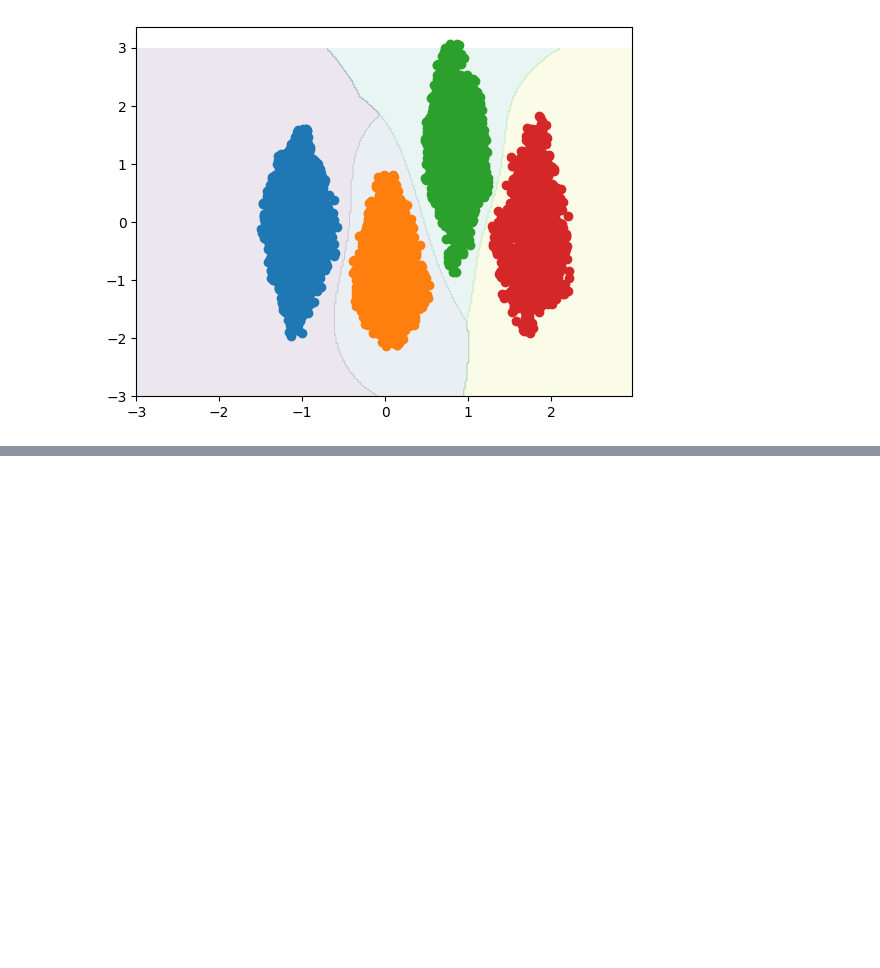
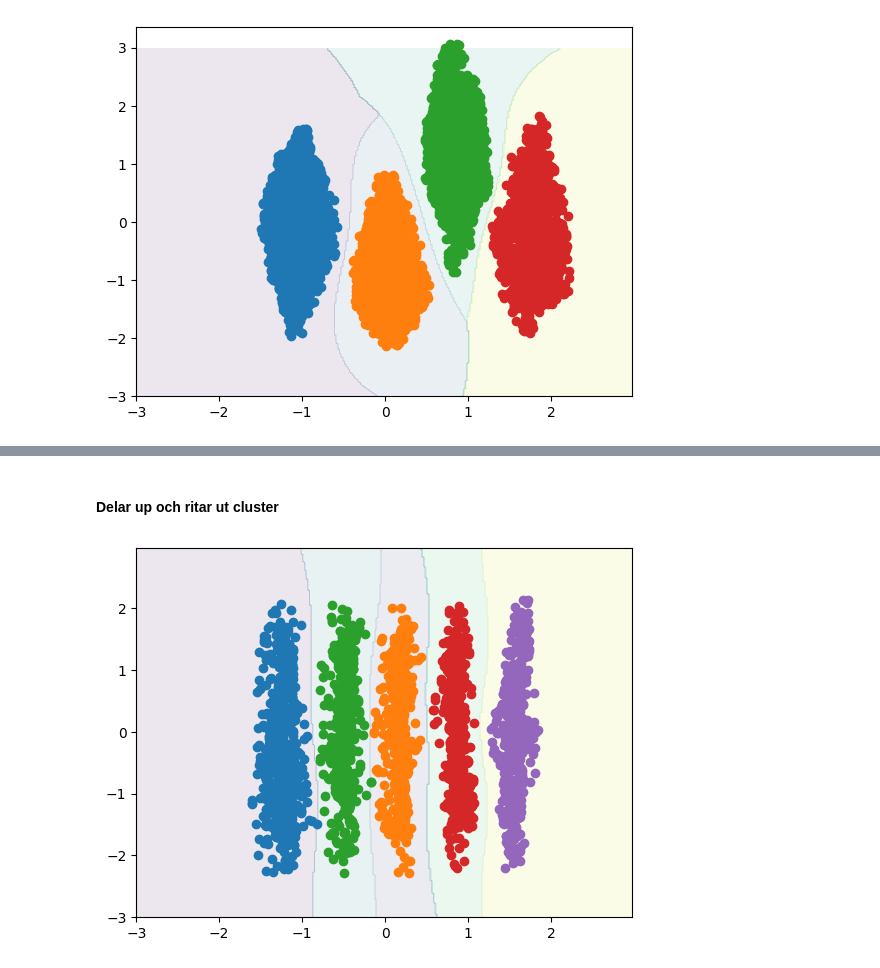
Before and after one commit to Woodthorne/Learning-by-doing, a Jupyter notebook: DeepLearning/Fun/fun_predict.ipynb, the cells around one changed output, grey strips where cells are left out. Cells and saved outputs as stored; diff of their text form; code cells hidden in the pictures; blank space fills up the shorter version.

```diff
--- a/DeepLearning/Fun/fun_predict.ipynb
+++ b/DeepLearning/Fun/fun_predict.ipynb
@@ -80,0 +98,8 @@ basic1_model.plot()
+# %%
+basic2_model = PredictModel(basic2_data, 'color', SVC, random_state = 309)
+# %% [markdown]
+#### Delar up och ritar ut cluster
+# %%
+basic2_model.plot()
+# %% [output]
+[figure, added]
```
Also changed, not shown: parts of 16 cells of this notebook.
